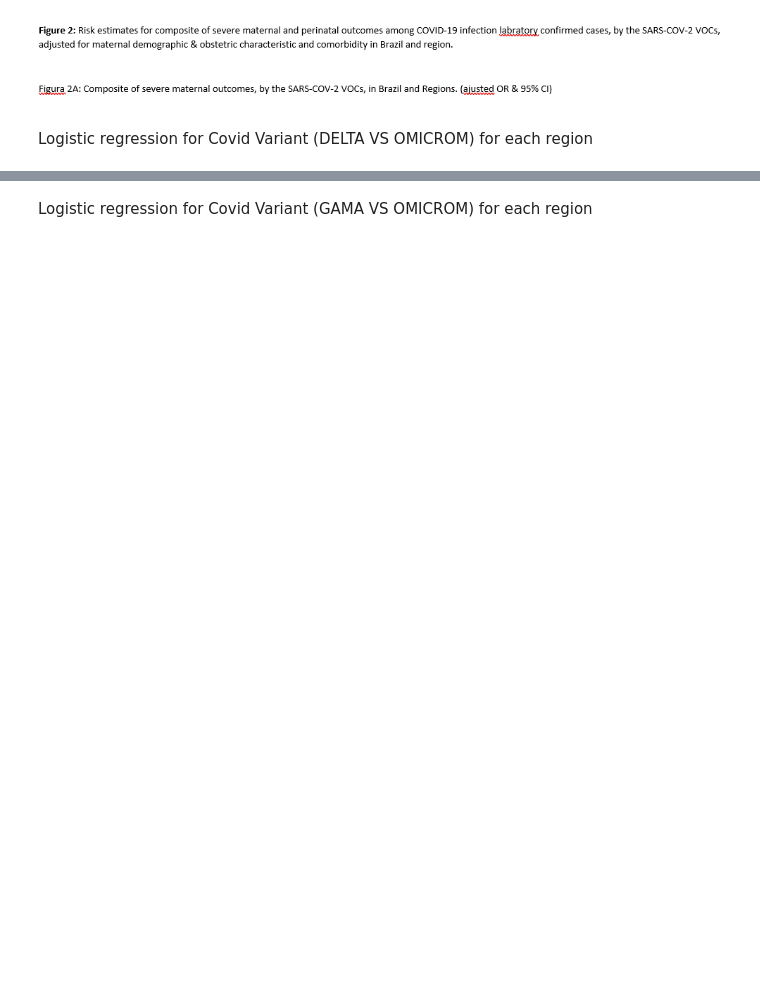
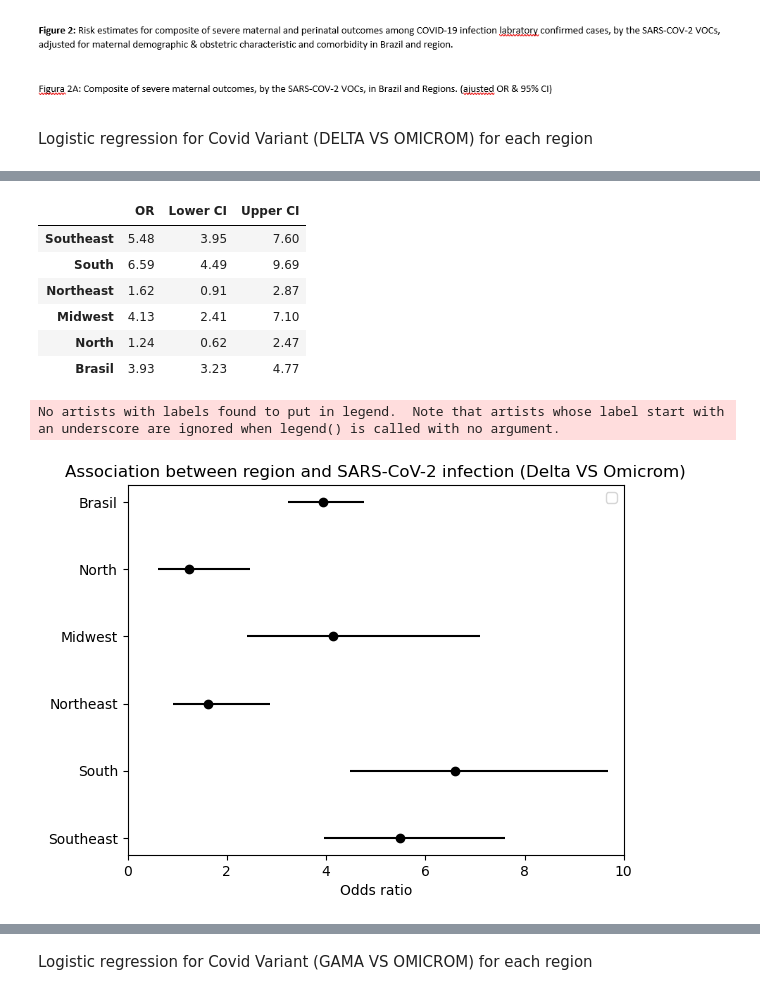
Before and after one commit to LucasTramonte/Analysis-SARS-CoV-2-variants, a Jupyter notebook: Logistic_Regression.ipynb, the cells around one changed output, grey strips where cells are left out. Saved outputs shown, nothing was run; the diff lists cells and outputs as text; code cells hidden in the pictures; blank space fills up the shorter version.

```diff
--- a/Logistic_Regression.ipynb
+++ b/Logistic_Regression.ipynb
@@ -93,0 +84,12 @@ tem como checar esse calculo?
+# %%
+df['CS_RACA']=df['CS_RACA'].map(DIC_RACA)
+df['GRAVIDEZ'] = df['GRAVIDEZ'].map(DIC_GRAVIDEZ)
+df['VACINA_COV'] = df['VACINA_COV'].map(DIC_VACINA)
+df['CARDIOPATI'] = df['CARDIOPATI'].map(DIC_CARDIOPATI)
+df['Age_group'] = pd.cut(df['NU_IDADE_N'], bins = [0, 20, 25, 30, 35, 40, 99], include_lowest = True, labels = ['0-19', '20-24', '25-29', '30-34', '35-39', '40+'])
+df['DIABETES'] = df['DIABETES'].map(DIC_DIABETES)
+df['OBESIDADE'] = df['OBESIDADE'].map(DIC_OBESIDADE)
+df['CS_ESCOL_N'] = df['CS_ESCOL_N'].map(DIC_ESCOLA)
+
+
+df['EVOLUCAO'] = df['EVOLUCAO'].replace({1: 'False', 2: 'True'}) # Now we have cure = False; death = True
@@ -670,0 +583,59 @@ ValueError: zero-size array to reduction operation maximum which has no identity
+# %%
+#delimit the dataset for each region
+
+df_temp_sudeste = df_temp.loc[df_temp['Regiao_nome'] == 'Southeast']
+df_temp_Sul = df_temp.loc[df_temp['Regiao_nome'] == 'South']
+df_temp_Nordeste = df_temp.loc[df_temp['Regiao_nome'] == 'Northeast']
+df_temp_Centro_oeste = df_temp.loc[df_temp['Regiao_nome'] == 'Midwest']
+df_temp_Norte = df_temp.loc[df_temp['Regiao_nome'] == 'North']
+# %%
+region_list = ['Southeast', 'South', 'Northeast', 'Midwest', 'North', 'Brasil']
+data_list = [df_temp_sudeste, df_temp_Sul, df_temp_Nordeste, df_temp_Centro_oeste, df_temp_Norte, df_temp]
+odds_ratios = []
+lowerCI= []
+upperCI = []
+
+for region, data_ in zip(region_list, data_list):
+   with warnings.catch_warnings():
+      warnings.simplefilter("ignore")
+      model = smf.logit("VARIANTE_COVID ~ UTI_EVOLUCAO", data=data_).fit()
+      #print()
+      #print(f"Modelo para a região {region}:")
+      #print()
+      #print(model.summary())
+      odds_ratios.append(np.exp(model.params[1]))
+      lowerCI.append(np.exp(model.conf_int()[0][1]))
+      upperCI.append(np.exp(model.conf_int()[1][1]))
+
+or_ = pd.DataFrame({"OR": odds_ratios,"Lower CI": lowerCI,"Upper CI": upperCI})
+or_.index = region_list
+or_ = np.round(or_,2)
+print()
+display(or_)
+print()
+y = list(or_.index)
+x = list(or_['OR'])
+
+x_errormin = list(or_['Lower CI'])
+x_errormax = list(or_['Upper CI'])
+
+x_errormin = list(map(lambda x, y: x - y, x, x_errormin))
+x_errormax = list(map(lambda x, y: x - y, x_errormax, x))
+
+x_error = [x_errormin, x_errormax]
+
+width = 0.2
+
+plt.errorbar(x, y, xerr=x_error, fmt="ko")
+plt.xlabel("Odds ratio")
+plt.title('Association between region and SARS-CoV-2 infection (Delta VS Omicrom)')
+plt.xlim(0,10)
+plt.legend()
+plt.show()
+
+crosstab_delta_omicrom_REGIAO = pd.crosstab(df_temp['Regiao_nome'],df_temp['VARIANTE_COVID'])
+crosstab_delta_omicrom_REGIAO.rename(columns = {0:"OMICROM", 1:"DELTA"} ,inplace = True)
+print()
+print("Number of variant cases for each region:")
+print(crosstab_delta_omicrom_REGIAO)
+# %% [output]
@@ -670,0 +660,9 @@ ValueError: zero-size array to reduction operation maximum which has no identity
+|  | OR | Lower CI | Upper CI |
+| Southeast | 5.48 | 3.95 | 7.60 |
+| South | 6.59 | 4.49 | 9.69 |
+| Northeast | 1.62 | 0.91 | 2.87 |
+| Midwest | 4.13 | 2.41 | 7.10 |
+| North | 1.24 | 0.62 | 2.47 |
+| Brasil | 3.93 | 3.23 | 4.77 |
+No artists with labels found to put in legend.  Note that artists whose label start with an underscore are ignored when legend() is called with no argument.
+[figure, added]
```
Also changed, not shown: parts of 50 cells of this notebook, 3 other files.
